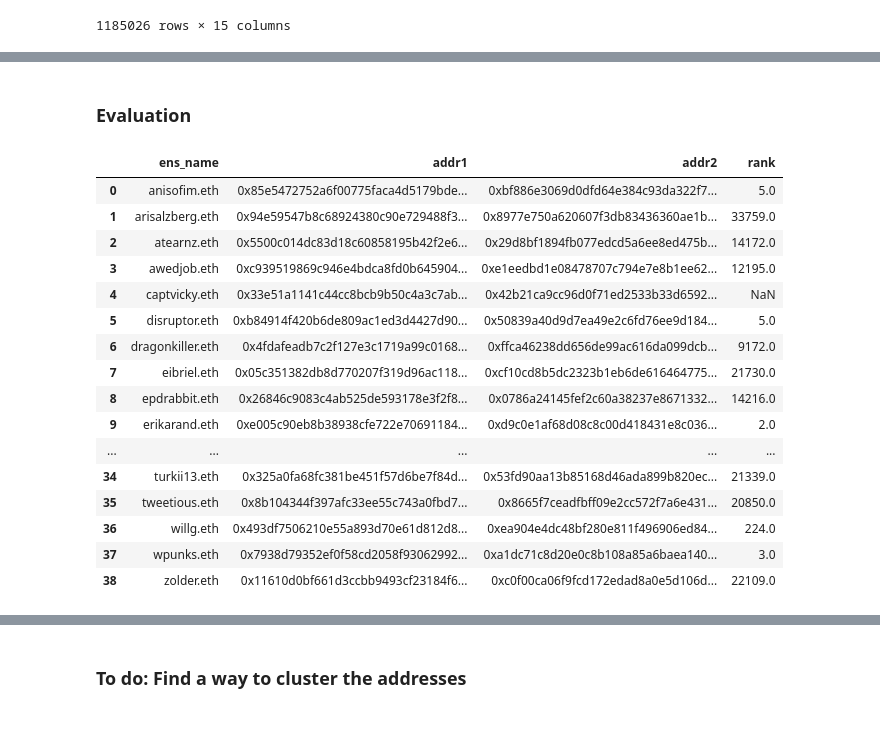
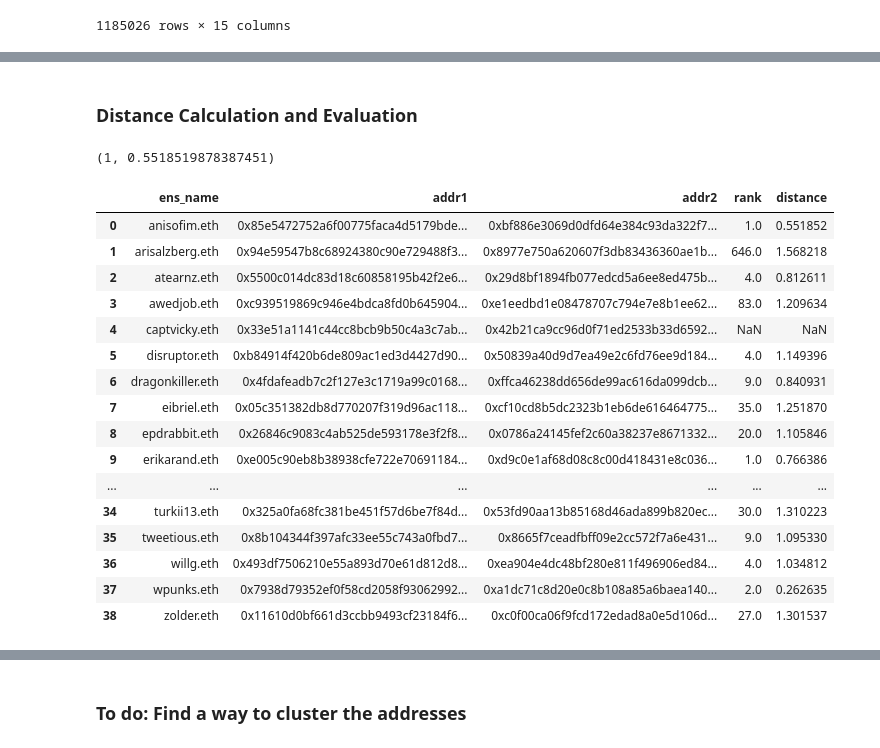
Before and after one commit to dariothuerkauf/address-clustering, a Jupyter notebook: python/node-embedding.ipynb, the cells around one changed output, grey strips where cells are left out. Saved outputs shown, nothing was run; the diff lists cells and outputs as text; code cells hidden in the pictures.

```diff
--- a/python/node-embedding.ipynb
+++ b/python/node-embedding.ipynb
@@ -153,6 +142,8 @@ def get_rank(X, address1, address2):
 # %%
 transfer_df = pd.read_csv('../data/token_transfers.csv', index_col=[0])
 transaction_df = pd.read_csv('../data/native_transfers.csv', index_col=[0])
+ens_pairs = pd.read_csv('../data/ens_pairs.csv')
+
 
 ## Combine both dataframes
 all_transfers_df = pd.concat([transaction_df, transfer_df], ignore_index=True)
@@ -218,26 +208,51 @@ emb_df
 51566 rows × 128 columns
+# %%
+w_df = compute_weights(all_transfers_df)
+
+G = nx.from_pandas_edgelist(w_df, 'from', 'to', ['weight'], create_using=nx.MultiDiGraph())
+G = clean_graph(G)
+largest_cc = max(nx.connected_components(G), key=len)
+G_cc = G.subgraph(largest_cc)
+G_cc, node_map = recode_graph(G_cc)
+
+idx_map = dict(zip(node_map.values(),node_map.keys()))
+ordered_addresses = [idx_map[idx] for idx in range(len(node_map))]
+
+# Precompute probabilities and generate walks
+node2vec = Node2Vec(G_cc, dimensions=128, walk_length=30, num_walks=200, workers=4)
+
+# Embed nodes
+model = node2vec.fit(window=5, min_count=1, batch_words=4)  # Any keywords acceptable by gensim.Word2Vec can be passed, `dimensions` and `workers` are automatically passed (from the Node2Vec constructor)
+
+# Get embeddings
+embeddings = model.wv
 # %% [markdown]
-### Evaluation
+### Distance Calculation and Evaluation
+# %%
+index = FAISSIndex(embeddings, node_map)
+rank = index.get_rank('0x85e5472752a6f00775faca4d5179bde1081571b0', '0xbf886e3069d0dfd64e384c93da322f775faa8876')
+print(rank)
+# %% [output]
+(1, 0.5518519878387451)
 # %%
-ens = pd.read_csv('../data/ens_pairs.csv')
-
-ens[['rank', 'distance']]= ens.apply(lambda row: get_rank(embeddings, row['addr1'], row['addr2']), axis=1, result_type='expand')
-ens
+# Apply the function to your DataFrame
+ens_pairs['rank'], ens_pairs['distance'] = zip(*ens_pairs.apply(lambda row: index.get_rank(row['addr1'], row['addr2']), axis=1))
+ens_pairs
 # %% [output]
-|  | ens_name | addr1 | addr2 | rank |
-| 0 | anisofim.eth | 0x85e5472752a6f00775faca4d5179bde... | 0xbf886e3069d0dfd64e384c93da322f7... | 5.0 |
-| 1 | arisalzberg.eth | 0x94e59547b8c68924380c90e729488f3... | 0x8977e750a620607f3db83436360ae1b... | 33759.0 |
-| 2 | atearnz.eth | 0x5500c014dc83d18c60858195b42f2e6... | 0x29d8bf1894fb077edcd5a6ee8ed475b... | 14172.0 |
-| 3 | awedjob.eth | 0xc939519869c946e4bdca8fd0b645904... | 0xe1eedbd1e08478707c794e7e8b1ee62... | 12195.0 |
-| 4 | captvicky.eth | 0x33e51a1141c44cc8bcb9b50c4a3c7ab... | 0x42b21ca9cc96d0f71ed2533b33d6592... | NaN |
-| 5 | disruptor.eth | 0xb84914f420b6de809ac1ed3d4427d90... | 0x50839a40d9d7ea49e2c6fd76ee9d184... | 5.0 |
-| 6 | dragonkiller.eth | 0x4fdafeadb7c2f127e3c1719a99c0168... | 0xffca46238dd656de99ac616da099dcb... | 9172.0 |
-| 7 | eibriel.eth | 0x05c351382db8d770207f319d96ac118... | 0xcf10cd8b5dc2323b1eb6de616464775... | 21730.0 |
-| 8 | epdrabbit.eth | 0x26846c9083c4ab525de593178e3f2f8... | 0x0786a24145fef2c60a38237e8671332... | 14216.0 |
-| 9 | erikarand.eth | 0xe005c90eb8b38938cfe722e70691184... | 0xd9c0e1af68d08c8c00d418431e8c036... | 2.0 |
-| ... | ... | ... | ... | ... |
-| 34 | turkii13.eth | 0x325a0fa68fc381be451f57d6be7f84d... | 0x53fd90aa13b85168d46ada899b820ec... | 21339.0 |
-| 35 | tweetious.eth | 0x8b104344f397afc33ee55c743a0fbd7... | 0x8665f7ceadfbff09e2cc572f7a6e431... | 20850.0 |
-| 36 | willg.eth | 0x493df7506210e55a893d70e61d812d8... | 0xea904e4dc48bf280e811f496906ed84... | 224.0 |
-| 37 | wpunks.eth | 0x7938d79352ef0f58cd2058f93062992... | 0xa1dc71c8d20e0c8b108a85a6baea140... | 3.0 |
-| 38 | zolder.eth | 0x11610d0bf661d3ccbb9493cf23184f6... | 0xc0f00ca06f9fcd172edad8a0e5d106d... | 22109.0 |
+|  | ens_name | addr1 | addr2 | rank | distance |
+| 0 | anisofim.eth | 0x85e5472752a6f00775faca4d5179bde... | 0xbf886e3069d0dfd64e384c93da322f7... | 1.0 | 0.551852 |
+| 1 | arisalzberg.eth | 0x94e59547b8c68924380c90e729488f3... | 0x8977e750a620607f3db83436360ae1b... | 646.0 | 1.568218 |
+| 2 | atearnz.eth | 0x5500c014dc83d18c60858195b42f2e6... | 0x29d8bf1894fb077edcd5a6ee8ed475b... | 4.0 | 0.812611 |
+| 3 | awedjob.eth | 0xc939519869c946e4bdca8fd0b645904... | 0xe1eedbd1e08478707c794e7e8b1ee62... | 83.0 | 1.209634 |
+| 4 | captvicky.eth | 0x33e51a1141c44cc8bcb9b50c4a3c7ab... | 0x42b21ca9cc96d0f71ed2533b33d6592... | NaN | NaN |
+| 5 | disruptor.eth | 0xb84914f420b6de809ac1ed3d4427d90... | 0x50839a40d9d7ea49e2c6fd76ee9d184... | 4.0 | 1.149396 |
+| 6 | dragonkiller.eth | 0x4fdafeadb7c2f127e3c1719a99c0168... | 0xffca46238dd656de99ac616da099dcb... | 9.0 | 0.840931 |
+| 7 | eibriel.eth | 0x05c351382db8d770207f319d96ac118... | 0xcf10cd8b5dc2323b1eb6de616464775... | 35.0 | 1.251870 |
+| 8 | epdrabbit.eth | 0x26846c9083c4ab525de593178e3f2f8... | 0x0786a24145fef2c60a38237e8671332... | 20.0 | 1.105846 |
+| 9 | erikarand.eth | 0xe005c90eb8b38938cfe722e70691184... | 0xd9c0e1af68d08c8c00d418431e8c036... | 1.0 | 0.766386 |
+| ... | ... | ... | ... | ... | ... |
+| 34 | turkii13.eth | 0x325a0fa68fc381be451f57d6be7f84d... | 0x53fd90aa13b85168d46ada899b820ec... | 30.0 | 1.310223 |
+| 35 | tweetious.eth | 0x8b104344f397afc33ee55c743a0fbd7... | 0x8665f7ceadfbff09e2cc572f7a6e431... | 9.0 | 1.095330 |
+| 36 | willg.eth | 0x493df7506210e55a893d70e61d812d8... | 0xea904e4dc48bf280e811f496906ed84... | 4.0 | 1.034812 |
+| 37 | wpunks.eth | 0x7938d79352ef0f58cd2058f93062992... | 0xa1dc71c8d20e0c8b108a85a6baea140... | 2.0 | 0.262635 |
+| 38 | zolder.eth | 0x11610d0bf661d3ccbb9493cf23184f6... | 0xc0f00ca06f9fcd172edad8a0e5d106d... | 27.0 | 1.301537 |
```
Also changed, not shown: parts of 8 cells of this notebook, 2 other files.
